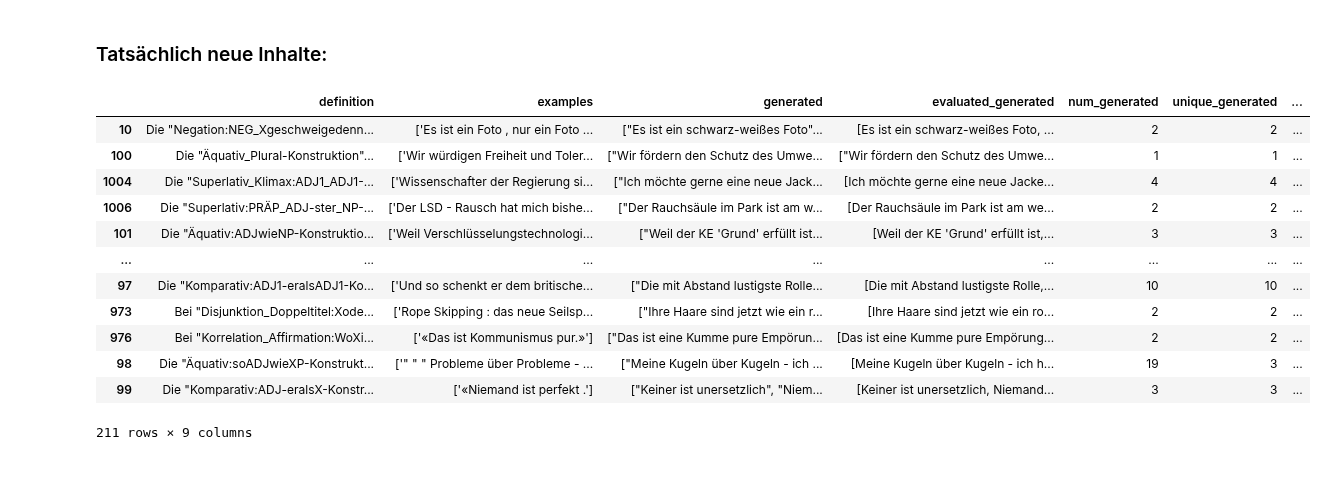
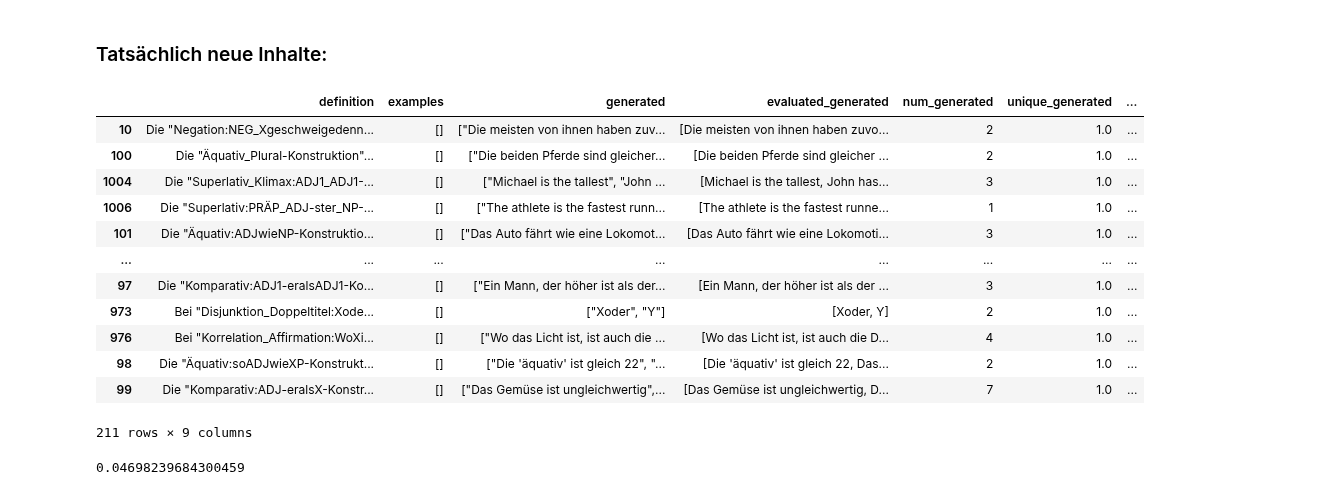
Before and after one commit to TiMauzi/llm-x-cxg, a Jupyter notebook: src/notebooks/evaluate_llama.ipynb, the cells around one changed output. Cells and saved outputs as stored; diff of their text form; code cells hidden in the pictures.

```diff
--- a/src/notebooks/evaluate_llama.ipynb
+++ b/src/notebooks/evaluate_llama.ipynb
@@ -23,13 +23,13 @@ for i in range(0, 5):
             examples[i] = {}
             cur_definitions = pickle.load(definitions_file)
             cur_examples = pickle.load(examples_file)
-            for (d, de), ex in zip(cur_definitions.items(), cur_examples):
+            for (d, de) in cur_definitions.items():
                 # if i == 0:
                 #     examples[i][d] = (de, [], ex)
                 # else:
-                examples[i][d] = (de, *ex[:2])
+                examples[i][d] = (de, *cur_examples[d])
     examples[i] = pd.DataFrame.from_dict(examples[i], orient="index", columns=["definition", "examples", "generated"])
 
-examples[1]
+examples[0]
 # %% [output]
 |  | definition | examples | generated |
@@ -156,23 +154,25 @@ def calculate_overlap(row):
 for example_group in examples.values():
     example_group[['definition_overlap', 'examples_overlap', 'overlap']] = example_group.apply(calculate_overlap, axis=1, result_type='expand')
 # %%
-examples[1]
+examples[0]
 # %% [output]
 |  | definition | examples | generated | evaluated_generated | num_generated | unique_generated | ... |
-| 10 | Die "Negation:NEG_Xgeschweigedenn... | ['Es ist ein Foto , nur ein Foto ... | ["Es ist ein schwarz-weißes Foto"... | [Es ist ein schwarz-weißes Foto, ... | 2 | 2 | ... |
-| 100 | Die "Äquativ_Plural-Konstruktion"... | ['Wir würdigen Freiheit und Toler... | ["Wir fördern den Schutz des Umwe... | ["Wir fördern den Schutz des Umwe... | 1 | 1 | ... |
-| 1004 | Die "Superlativ_Klimax:ADJ1_ADJ1-... | ['Wissenschafter der Regierung si... | ["Ich möchte gerne eine neue Jack... | [Ich möchte gerne eine neue Jacke... | 4 | 4 | ... |
-| 1006 | Die "Superlativ:PRÄP_ADJ-ster_NP-... | ['Der LSD - Rausch hat mich bishe... | ["Der Rauchsäule im Park ist am w... | [Der Rauchsäule im Park ist am we... | 2 | 2 | ... |
-| 101 | Die "Äquativ:ADJwieNP-Konstruktio... | ['Weil Verschlüsselungstechnologi... | ["Weil der KE 'Grund' erfüllt ist... | [Weil der KE 'Grund' erfüllt ist,... | 3 | 3 | ... |
+| 10 | Die "Negation:NEG_Xgeschweigedenn... | [] | ["Die meisten von ihnen haben zuv... | [Die meisten von ihnen haben zuvo... | 2 | 1.0 | ... |
+| 100 | Die "Äquativ_Plural-Konstruktion"... | [] | ["Die beiden Pferde sind gleicher... | [Die beiden Pferde sind gleicher ... | 2 | 1.0 | ... |
+| 1004 | Die "Superlativ_Klimax:ADJ1_ADJ1-... | [] | ["Michael is the tallest", "John ... | [Michael is the tallest, John has... | 3 | 1.0 | ... |
+| 1006 | Die "Superlativ:PRÄP_ADJ-ster_NP-... | [] | ["The athlete is the fastest runn... | [The athlete is the fastest runne... | 1 | 1.0 | ... |
+| 101 | Die "Äquativ:ADJwieNP-Konstruktio... | [] | ["Das Auto fährt wie eine Lokomot... | [Das Auto fährt wie eine Lokomoti... | 3 | 1.0 | ... |
 | ... | ... | ... | ... | ... | ... | ... | ... |
-| 97 | Die "Komparativ:ADJ1-eralsADJ1-Ko... | ['Und so schenkt er dem britische... | ["Die mit Abstand lustigste Rolle... | [Die mit Abstand lustigste Rolle,... | 10 | 10 | ... |
-| 973 | Bei "Disjunktion_Doppeltitel:Xode... | ['Rope Skipping : das neue Seilsp... | ["Ihre Haare sind jetzt wie ein r... | [Ihre Haare sind jetzt wie ein ro... | 2 | 2 | ... |
-| 976 | Bei "Korrelation_Affirmation:WoXi... | ['«Das ist Kommunismus pur.»'] | ["Das ist eine Kumme pure Empörun... | [Das ist eine Kumme pure Empörung... | 2 | 2 | ... |
-| 98 | Die "Äquativ:soADJwieXP-Konstrukt... | ['" " " Probleme über Probleme - ... | ["Meine Kugeln über Kugeln - ich ... | [Meine Kugeln über Kugeln - ich h... | 19 | 3 | ... |
-| 99 | Die "Komparativ:ADJ-eralsX-Konstr... | ['«Niemand ist perfekt .'] | ["Keiner ist unersetzlich", "Niem... | [Keiner ist unersetzlich, Niemand... | 3 | 3 | ... |
+| 97 | Die "Komparativ:ADJ1-eralsADJ1-Ko... | [] | ["Ein Mann, der höher ist als der... | [Ein Mann, der höher ist als der ... | 3 | 1.0 | ... |
+| 973 | Bei "Disjunktion_Doppeltitel:Xode... | [] | ["Xoder", "Y"] | [Xoder, Y] | 2 | 1.0 | ... |
+| 976 | Bei "Korrelation_Affirmation:WoXi... | [] | ["Wo das Licht ist, ist auch die ... | [Wo das Licht ist, ist auch die D... | 4 | 1.0 | ... |
+| 98 | Die "Äquativ:soADJwieXP-Konstrukt... | [] | ["Die 'äquativ' ist gleich 22", "... | [Die 'äquativ' ist gleich 22, Das... | 2 | 1.0 | ... |
+| 99 | Die "Komparativ:ADJ-eralsX-Konstr... | [] | ["Das Gemüse ist ungleichwertig",... | [Das Gemüse ist ungleichwertig, D... | 7 | 1.0 | ... |
 211 rows × 9 columns
 # %%
-examples[4]["overlap"].mean()
+examples[0]["overlap"].mean()
+# %% [output]
+0.04698239684300459
 # %%
 for i, example_group in examples.items():
     example_group.to_csv(f"../../out/llama/{i}_shot_data.tsv", sep="\t", decimal=",")
```
Also changed, not shown: parts of 7 cells of this notebook, 1 other file.
